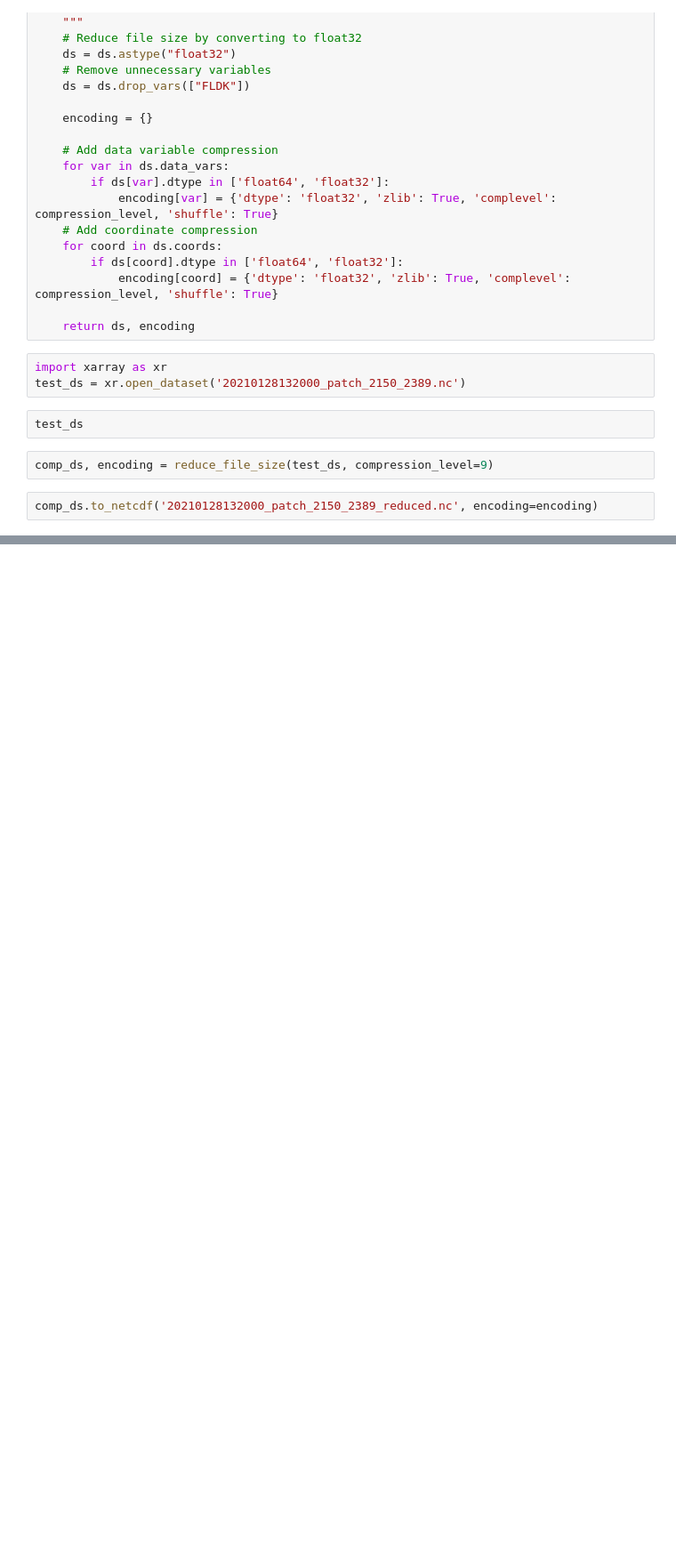
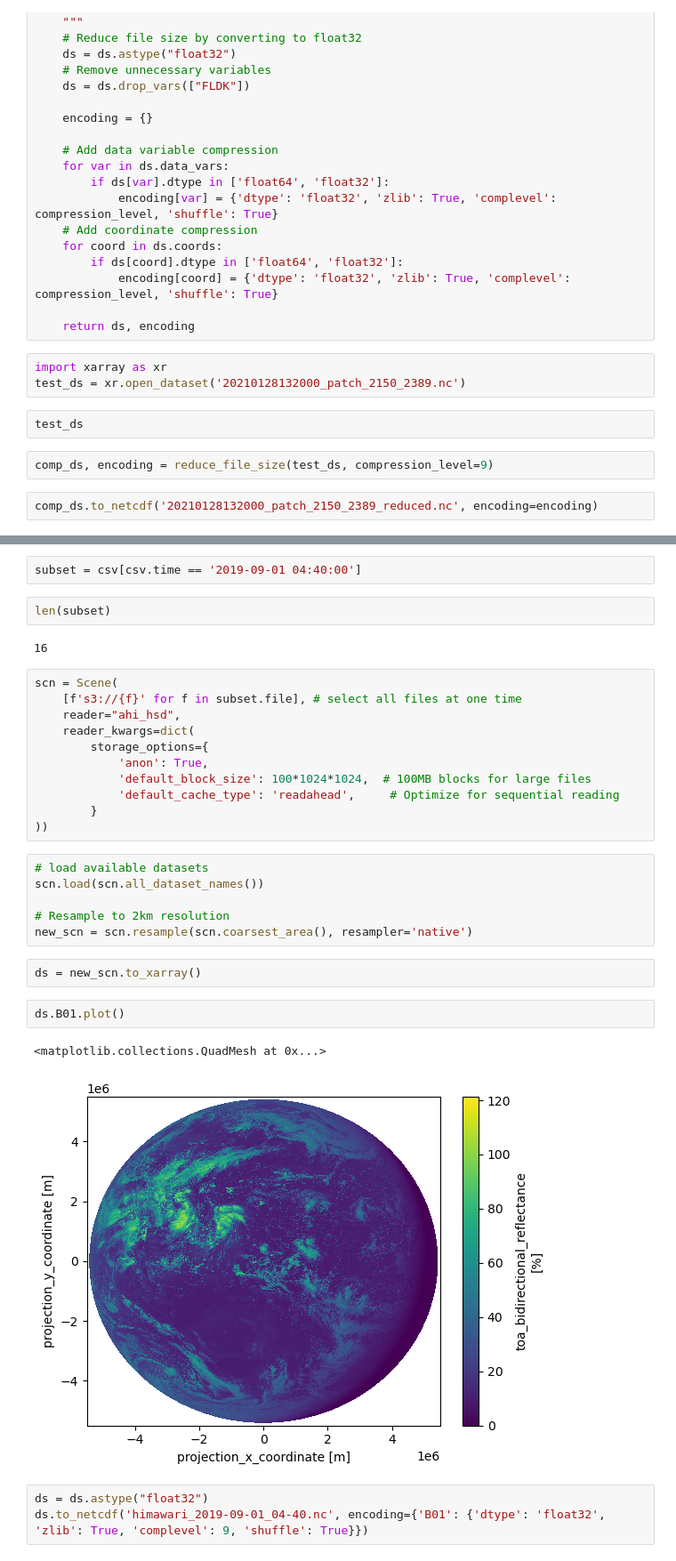
Before and after one commit to annajungbluth/eo-data-prep, a Jupyter notebook: notebooks/himawari-l1b.ipynb, the cells around one changed output, grey strips where cells are left out. Shown: that part at 89% size. Cells and saved outputs as stored; diff of their text form; blank space fills up the shorter version.

```diff
--- a/notebooks/himawari-l1b.ipynb
+++ b/notebooks/himawari-l1b.ipynb
@@ -269,0 +291,33 @@ comp_ds.to_netcdf('20210128132000_patch_2150_2389_reduced.nc', encoding=encoding
+# %%
+subset = csv[csv.time == '2019-09-01 04:40:00']
+# %%
+len(subset)
+# %% [output]
+16
+# %%
+scn = Scene(
+    [f's3://{f}' for f in subset.file], # select all files at one time
+    reader="ahi_hsd",
+    reader_kwargs=dict(
+        storage_options={
+            'anon': True,
+            'default_block_size': 100*1024*1024,  # 100MB blocks for large files
+            'default_cache_type': 'readahead',     # Optimize for sequential reading
+        }
+))
+# %%
+# load available datasets
+scn.load(scn.all_dataset_names())
+
+# Resample to 2km resolution
+new_scn = scn.resample(scn.coarsest_area(), resampler='native')
+# %%
+ds = new_scn.to_xarray()
+# %%
+ds.B01.plot()
+# %% [output]
+<matplotlib.collections.QuadMesh at 0x...>
+[figure, added]
+# %%
+ds = ds.astype("float32")
+ds.to_netcdf('himawari_2019-09-01_04-40.nc', encoding={'B01': {'dtype': 'float32', 'zlib': True, 'complevel': 9, 'shuffle': True}})
```
Also changed, not shown: parts of 4 cells of this notebook, 6 other files.
